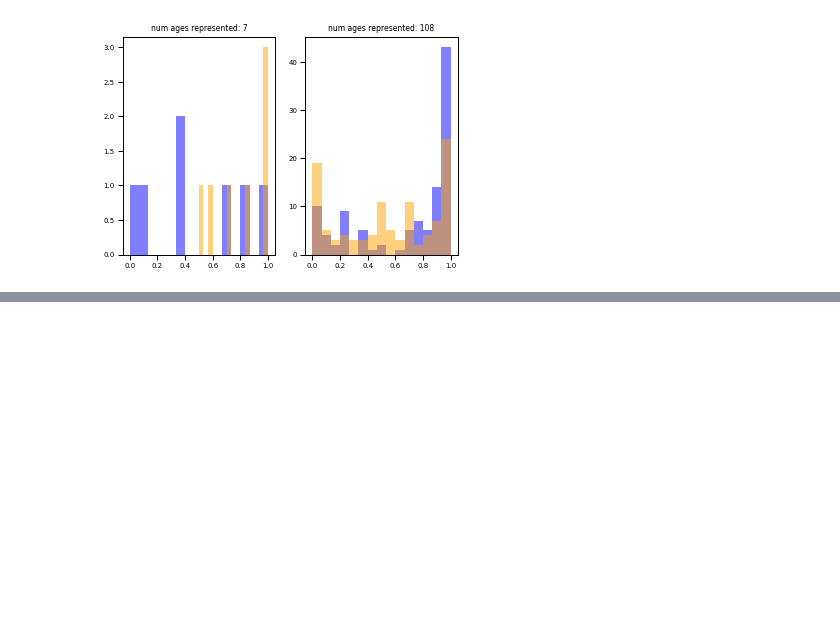
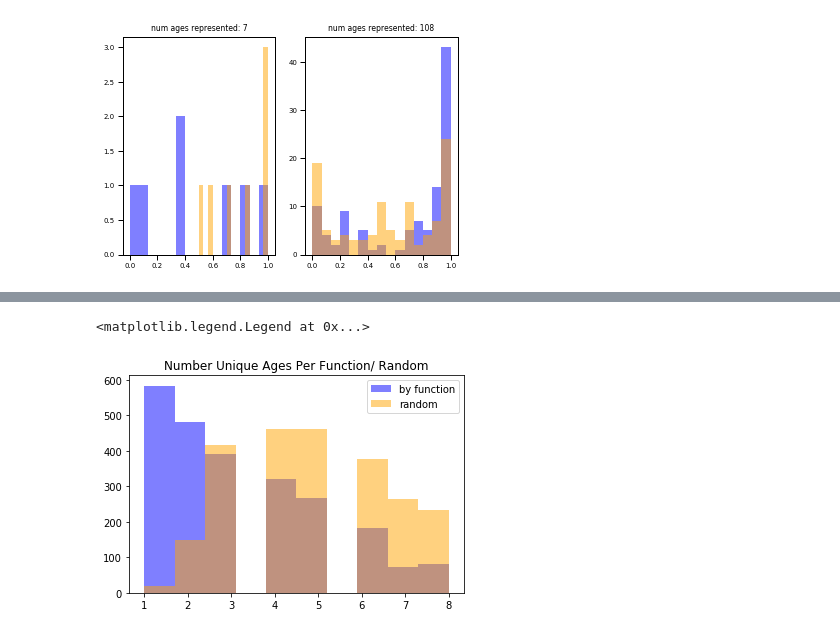
Before and after one commit to angwhen/geneage, a Jupyter notebook: make_std_related_plots.ipynb, the cells around one changed output, grey strips where cells are left out. Drawn from its saved outputs; the diff is of its cells as text; code cells hidden in the pictures; blank space fills up the shorter version.

Commit message:
graphs of distinct ages in specific dataset histogram

```diff
--- a/make_std_related_plots.ipynb
+++ b/make_std_related_plots.ipynb
@@ -259,0 +284,32 @@ for i in xrange(0,10):
+# %%
+df = pd.read_csv("data/dataset_func_gene_age_data.csv")
+# %%
+panther_df = df[(df['dataset'] == "PANTHER8_all")]
+# %%
+func_grouped_distinct_ages_df = panther_df.groupby('function')["age"].nunique()
+funcs = function_to_ages.keys()
+average_unique_ages_per_function_df = [] #columns: unique, num_genes
+average_unique_ages_random_df = []
+num_genes_list = []
+for func in funcs: #kinda slow, TODO: make more efficient using pandas operations instead of being weird
+
+    curr_func_df = panther_df[panther_df['function']==func]
+    num_genes = len(curr_func_df["gene"])
+    if num_genes == 0:
+        continue
+    #print curr_func_df
+    #print "num_genes is" , num_genes
+    num_genes_list.append(num_genes)
+    distinct_ages = len(curr_func_df['age'].unique())
+    average_unique_ages_per_function_df.append([distinct_ages,num_genes])
+    print func, distinct_ages
+    rand_unique_ages = len(panther_df["age"].sample(n = num_genes).unique())
+    average_unique_ages_random_df.append([rand_unique_ages,num_genes])
+
+average_unique_ages_per_function_df = pd.DataFrame(np.array(average_unique_ages_per_function_df), columns=['unique',"num_genes"])
+average_unique_ages_random_df = pd.DataFrame(np.array(average_unique_ages_random_df), columns=['unique',"num_genes"])
+
+average_unique_ages_per_function_df["unique"] = pd.to_numeric(average_unique_ages_per_function_df["unique"])
+average_unique_ages_per_function_df["num_genes"] = pd.to_numeric(average_unique_ages_per_function_df["num_genes"])
+average_unique_ages_random_df["unique"] = pd.to_numeric(average_unique_ages_random_df["unique"])
+average_unique_ages_random_df["num_genes"] = pd.to_numeric(average_unique_ages_random_df["num_genes"])
@@ -259,0 +335,8 @@ for i in xrange(0,10):
+# %%
+plt.title("Number Unique Ages Per Function/ Random")
+plt.hist(average_unique_ages_per_function_df["unique"],alpha=0.5,color="blue",label="by function")
+plt.hist(average_unique_ages_random_df["unique"],alpha=0.5,color="orange",label="random")
+plt.legend(loc='upper right')
+# %% [output]
+<matplotlib.legend.Legend at 0x...>
+[figure, added]
```
Also changed, not shown: parts of 5 cells of this notebook, 2 other files.
